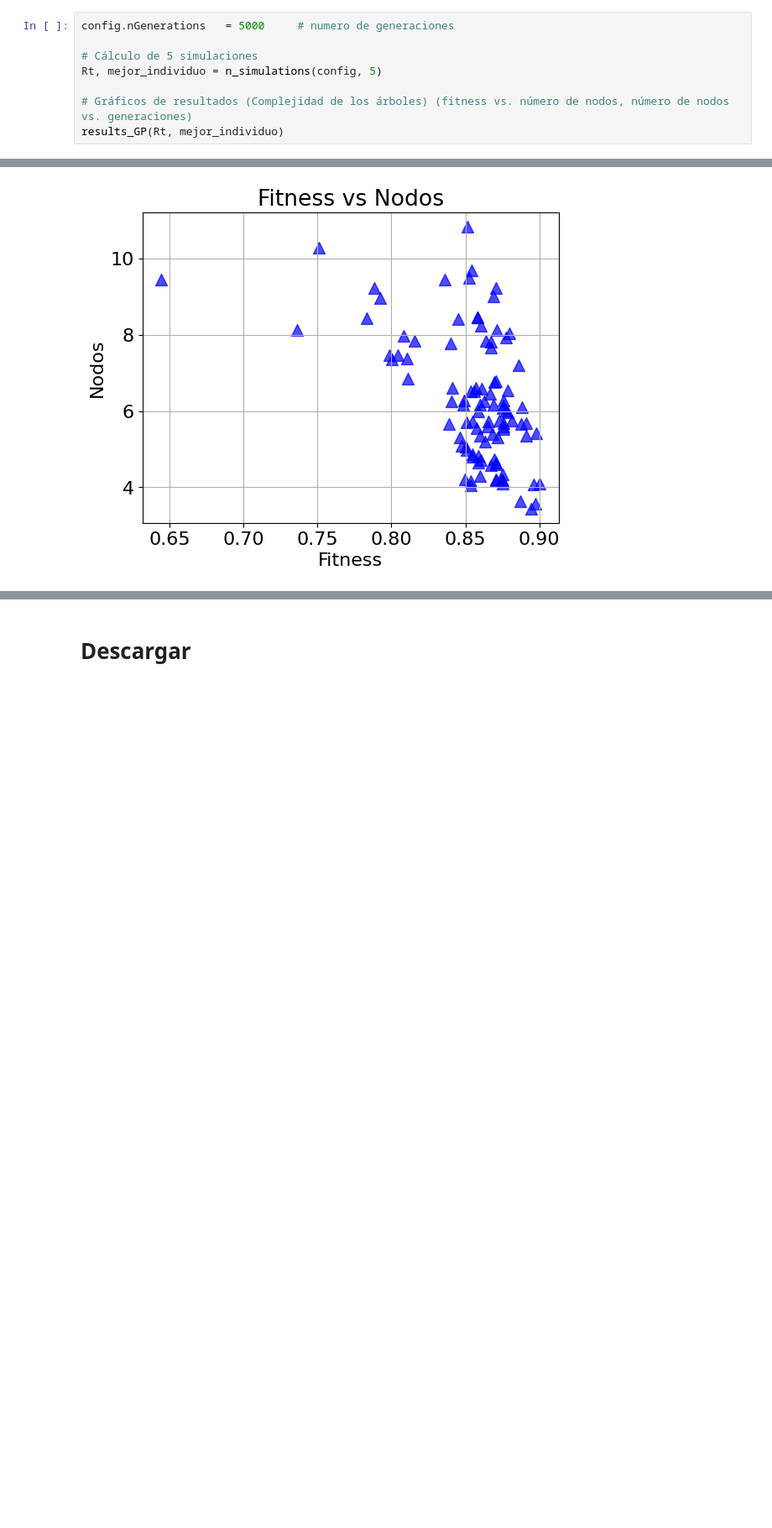
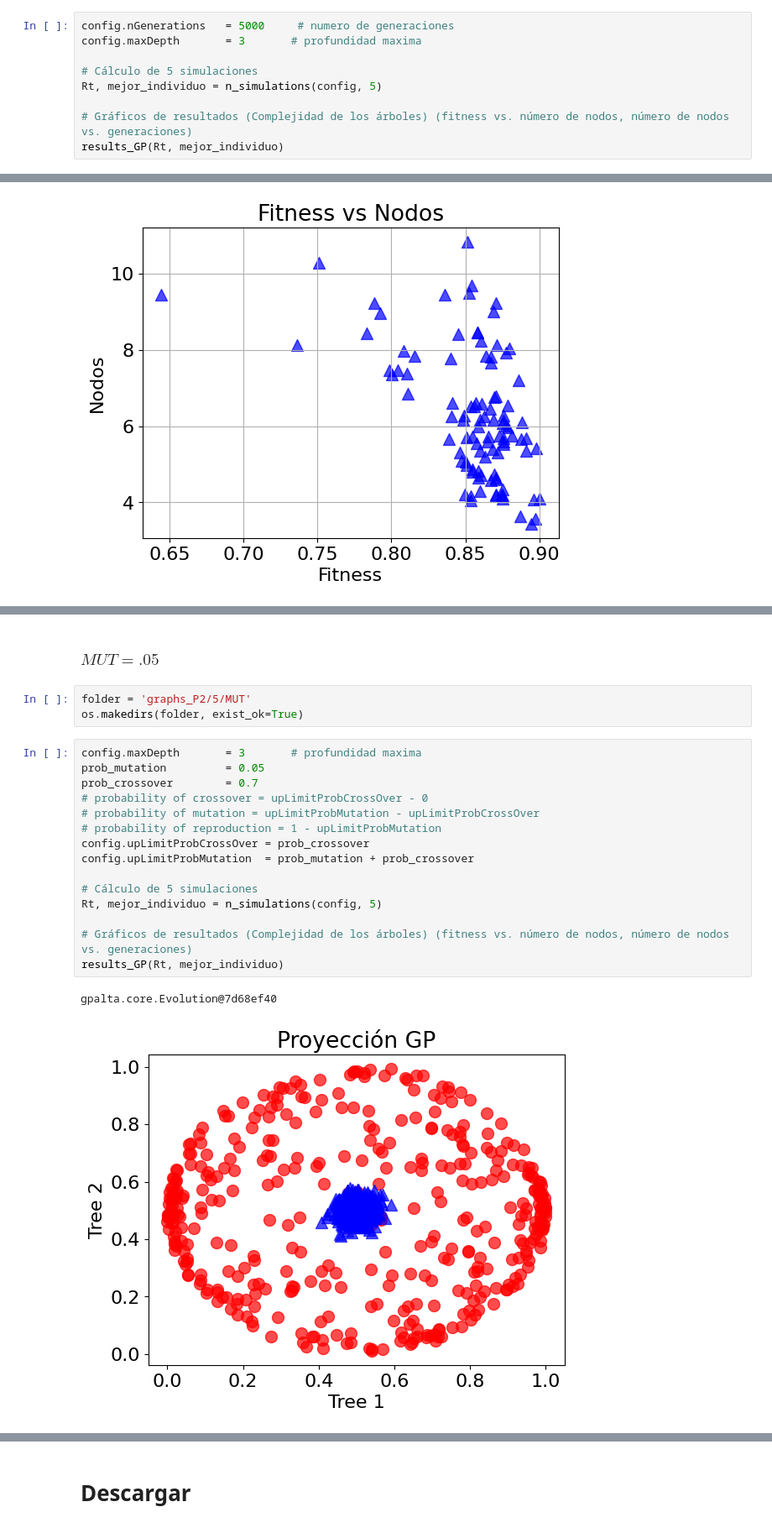
Before and after one commit to d4vidi4n/EL7037, a Jupyter notebook: EL7037(CE)_Tarea_1_(GP)_Problema2.ipynb, the cells around one changed output, grey strips where cells are left out. Shown at 84% size. Cells and saved outputs as stored; diff of their text form; blank space fills up the shorter version.

```diff
--- a/EL7037(CE)_Tarea_1_(GP)_Problema2.ipynb
+++ b/EL7037(CE)_Tarea_1_(GP)_Problema2.ipynb
@@ -259,6 +259,7 @@ folder = 'graphs_P2/3'
 os.makedirs(folder, exist_ok=True)
 # %%
 config.nGenerations   = 5000     # numero de generaciones
+config.maxDepth       = 3       # profundidad maxima
 
 # Cálculo de 5 simulaciones
 Rt, mejor_individuo = n_simulations(config, 5)
@@ -344,0 +346,23 @@ gpalta.core.Evolution@3d299e3
+# %% [markdown]
+### $MUT=.05$
+# %%
+folder = 'graphs_P2/5/MUT'
+os.makedirs(folder, exist_ok=True)
+# %%
+config.maxDepth       = 3       # profundidad maxima
+prob_mutation         = 0.05
+prob_crossover        = 0.7
+# probability of crossover = upLimitProbCrossOver - 0
+# probability of mutation = upLimitProbMutation - upLimitProbCrossOver
+# probability of reproduction = 1 - upLimitProbMutation
+config.upLimitProbCrossOver = prob_crossover
+config.upLimitProbMutation  = prob_mutation + prob_crossover
+
+# Cálculo de 5 simulaciones
+Rt, mejor_individuo = n_simulations(config, 5)
+
+# Gráficos de resultados (Complejidad de los árboles) (fitness vs. número de nodos, número de nodos vs. generaciones)
+results_GP(Rt, mejor_individuo)
+# %% [output]
+gpalta.core.Evolution@7d68ef40
+[figure, added]
```
Also changed, not shown: parts of 8 cells of this notebook.
